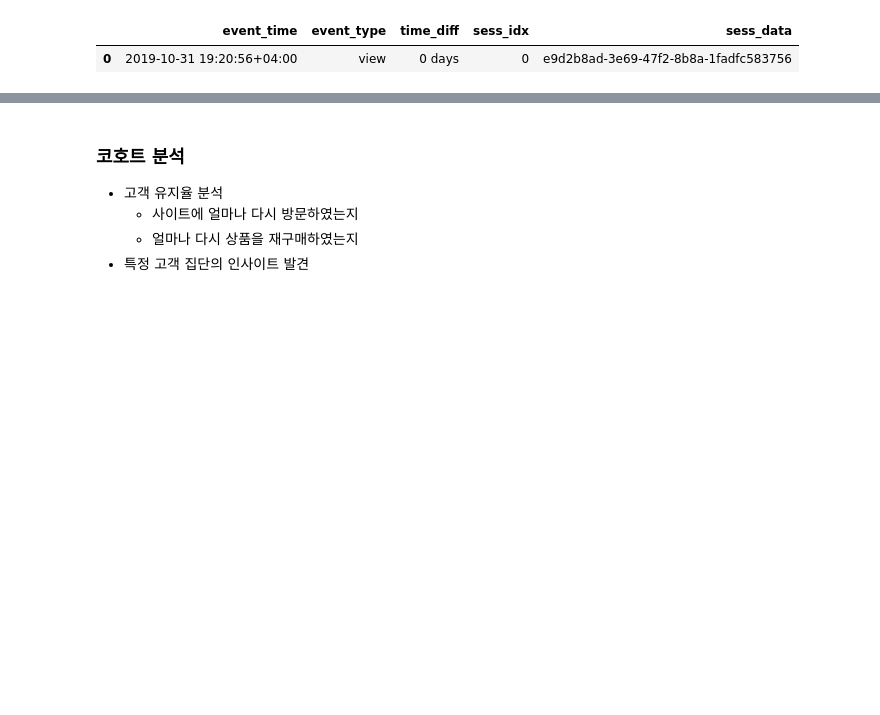
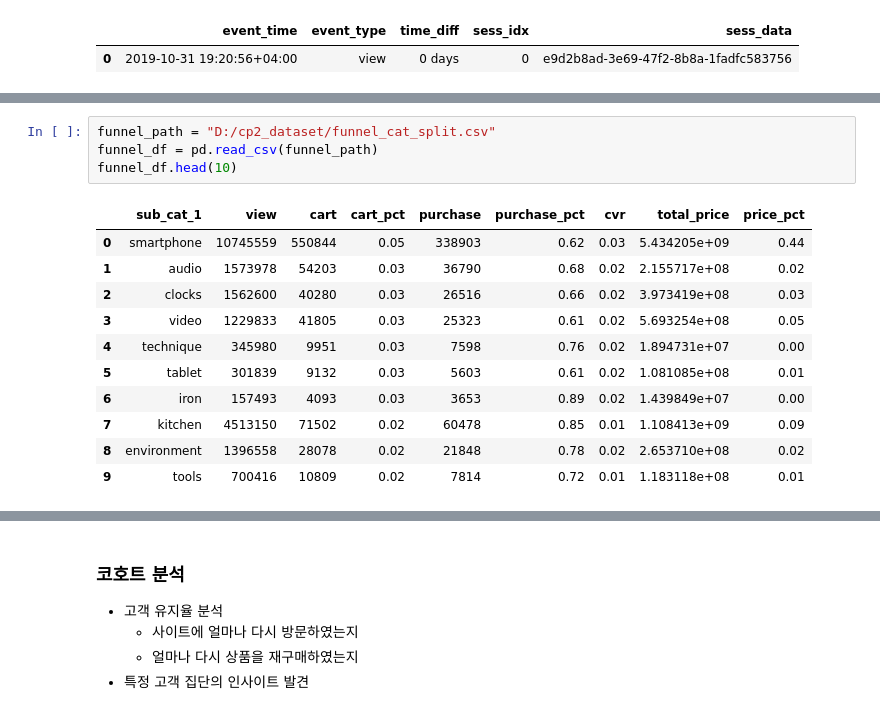
Before and after one commit to benidjor/ecommerce-behavior-data-analysis, a Jupyter notebook: tsj_data/2019_oct_eda.ipynb, the cells around one changed output, grey strips where cells are left out. Saved outputs shown, nothing was run; the diff lists cells and outputs as text; blank space fills up the shorter version.

```diff
--- a/tsj_data/2019_oct_eda.ipynb
+++ b/tsj_data/2019_oct_eda.ipynb
@@ -1199,0 +1221,16 @@ sess_diff(df, 566165785)
+# %%
+funnel_path = "D:/cp2_dataset/funnel_cat_split.csv"
+funnel_df = pd.read_csv(funnel_path)
+funnel_df.head(10)
+# %% [output]
+|  | sub_cat_1 | view | cart | cart_pct | purchase | purchase_pct | cvr | total_price | price_pct |
+| 0 | smartphone | 10745559 | 550844 | 0.05 | 338903 | 0.62 | 0.03 | 5.434205e+09 | 0.44 |
+| 1 | audio | 1573978 | 54203 | 0.03 | 36790 | 0.68 | 0.02 | 2.155717e+08 | 0.02 |
+| 2 | clocks | 1562600 | 40280 | 0.03 | 26516 | 0.66 | 0.02 | 3.973419e+08 | 0.03 |
+| 3 | video | 1229833 | 41805 | 0.03 | 25323 | 0.61 | 0.02 | 5.693254e+08 | 0.05 |
+| 4 | technique | 345980 | 9951 | 0.03 | 7598 | 0.76 | 0.02 | 1.894731e+07 | 0.00 |
+| 5 | tablet | 301839 | 9132 | 0.03 | 5603 | 0.61 | 0.02 | 1.081085e+08 | 0.01 |
+| 6 | iron | 157493 | 4093 | 0.03 | 3653 | 0.89 | 0.02 | 1.439849e+07 | 0.00 |
+| 7 | kitchen | 4513150 | 71502 | 0.02 | 60478 | 0.85 | 0.01 | 1.108413e+09 | 0.09 |
+| 8 | environment | 1396558 | 28078 | 0.02 | 21848 | 0.78 | 0.02 | 2.653710e+08 | 0.02 |
+| 9 | tools | 700416 | 10809 | 0.02 | 7814 | 0.72 | 0.01 | 1.183118e+08 | 0.01 |
```
Also changed, not shown: parts of 12 cells of this notebook.
